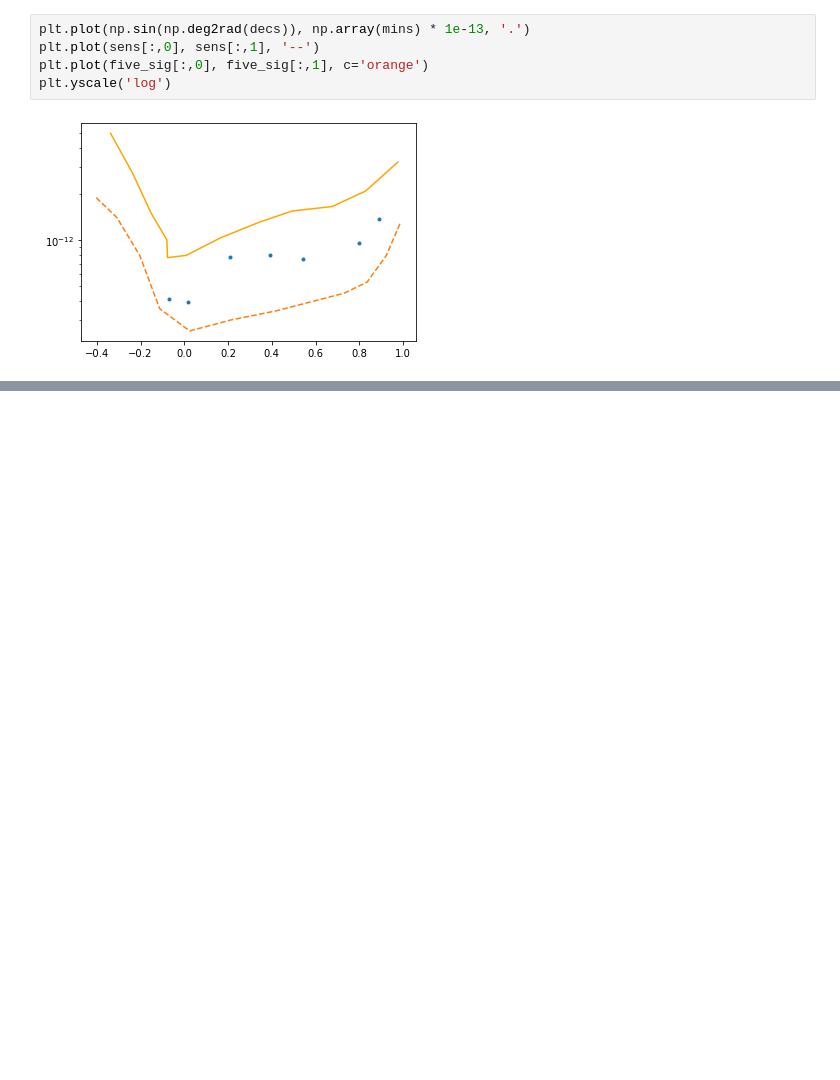
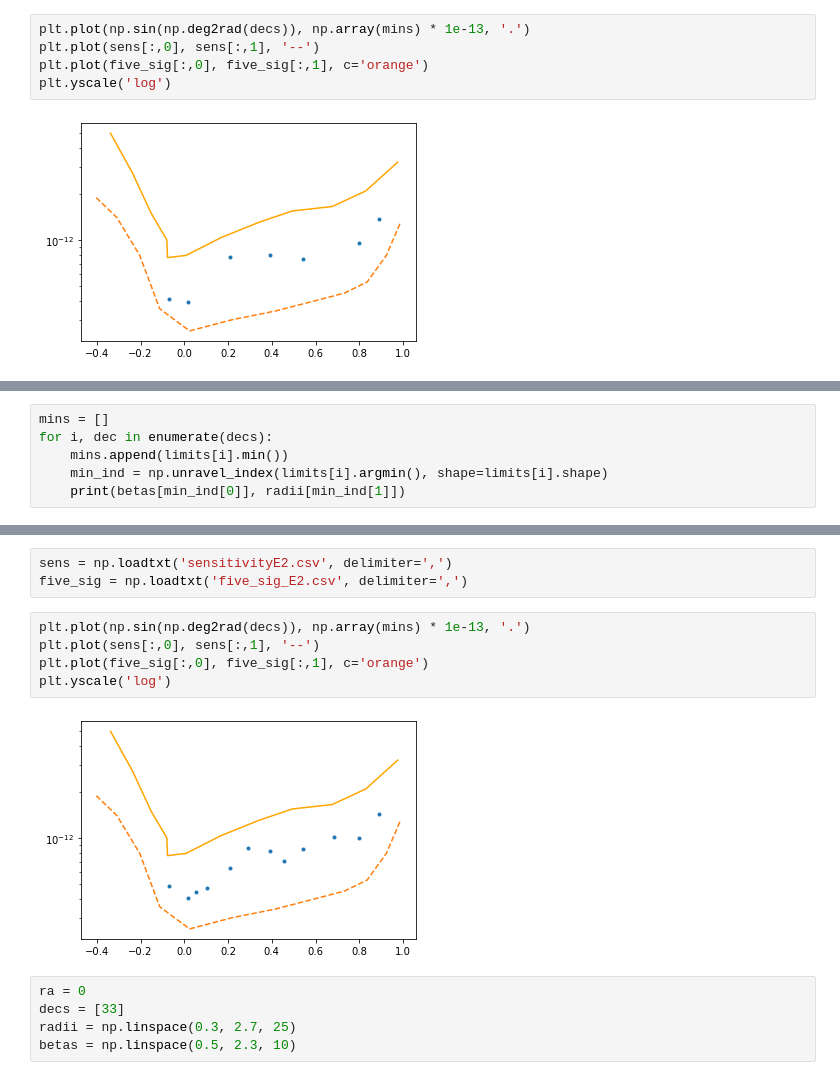
Before and after one commit to dsavchenko/pyicecube10, a Jupyter notebook: validate-aperture.ipynb, the cells around one changed output, grey strips where cells are left out. Drawn from its saved outputs; the diff is of its cells as text; blank space fills up the shorter version.

```diff
--- a/validate-aperture.ipynb
+++ b/validate-aperture.ipynb
@@ -123,0 +192,6 @@ plt.yscale('log')
+# %%
+mins = []
+for i, dec in enumerate(decs):
+    mins.append(limits[i].min())
+    min_ind = np.unravel_index(limits[i].argmin(), shape=limits[i].shape)
+    print(betas[min_ind[0]], radii[min_ind[1]])
@@ -123,0 +211,15 @@ plt.yscale('log')
+# %%
+sens = np.loadtxt('sensitivityE2.csv', delimiter=',')
+five_sig = np.loadtxt('five_sig_E2.csv', delimiter=',')
+# %%
+plt.plot(np.sin(np.deg2rad(decs)), np.array(mins) * 1e-13, '.')
+plt.plot(sens[:,0], sens[:,1], '--')
+plt.plot(five_sig[:,0], five_sig[:,1], c='orange')
+plt.yscale('log')
+# %% [output]
+[figure, added]
+# %%
+ra = 0
+decs = [33]
+radii = np.linspace(0.3, 2.7, 25)
+betas = np.linspace(0.5, 2.3, 10)
```
Also changed, not shown: parts of 13 cells of this notebook, 2 other files.
